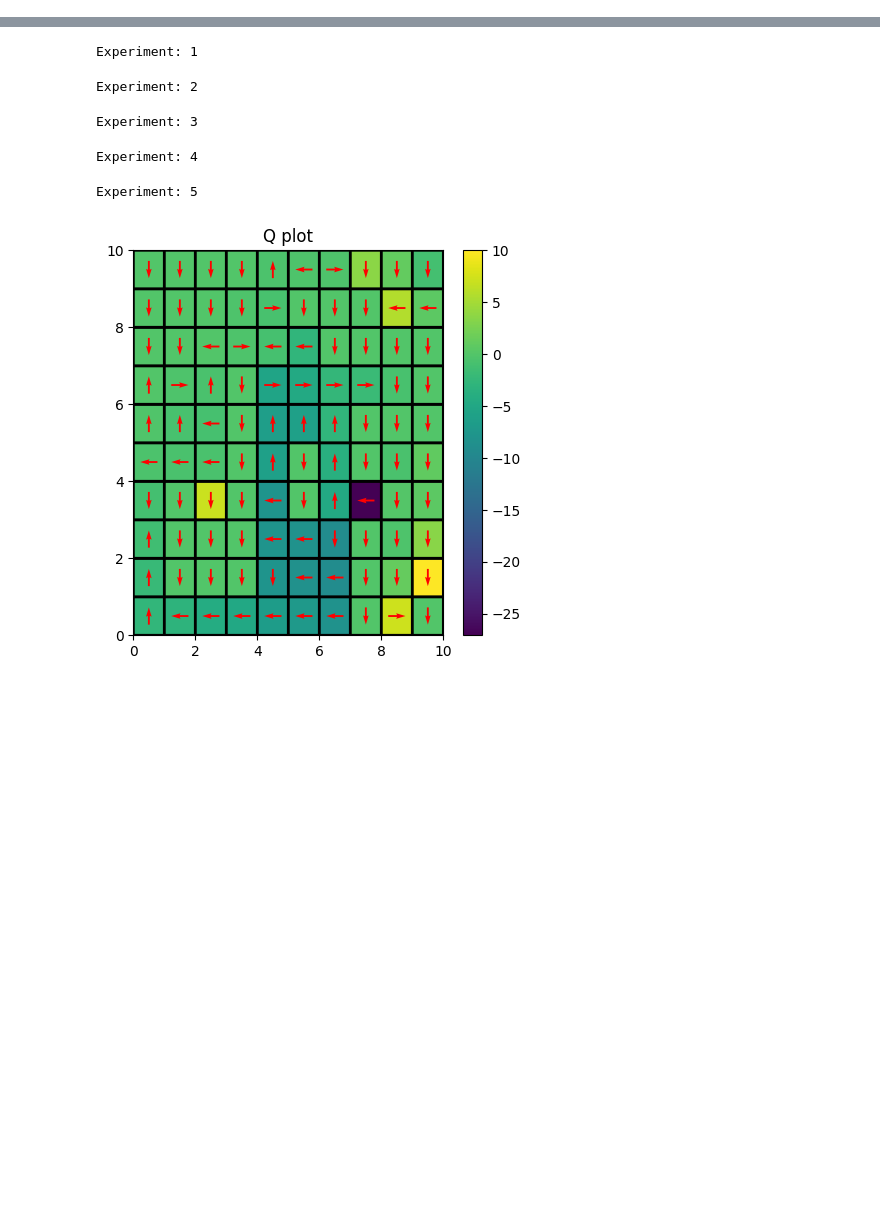
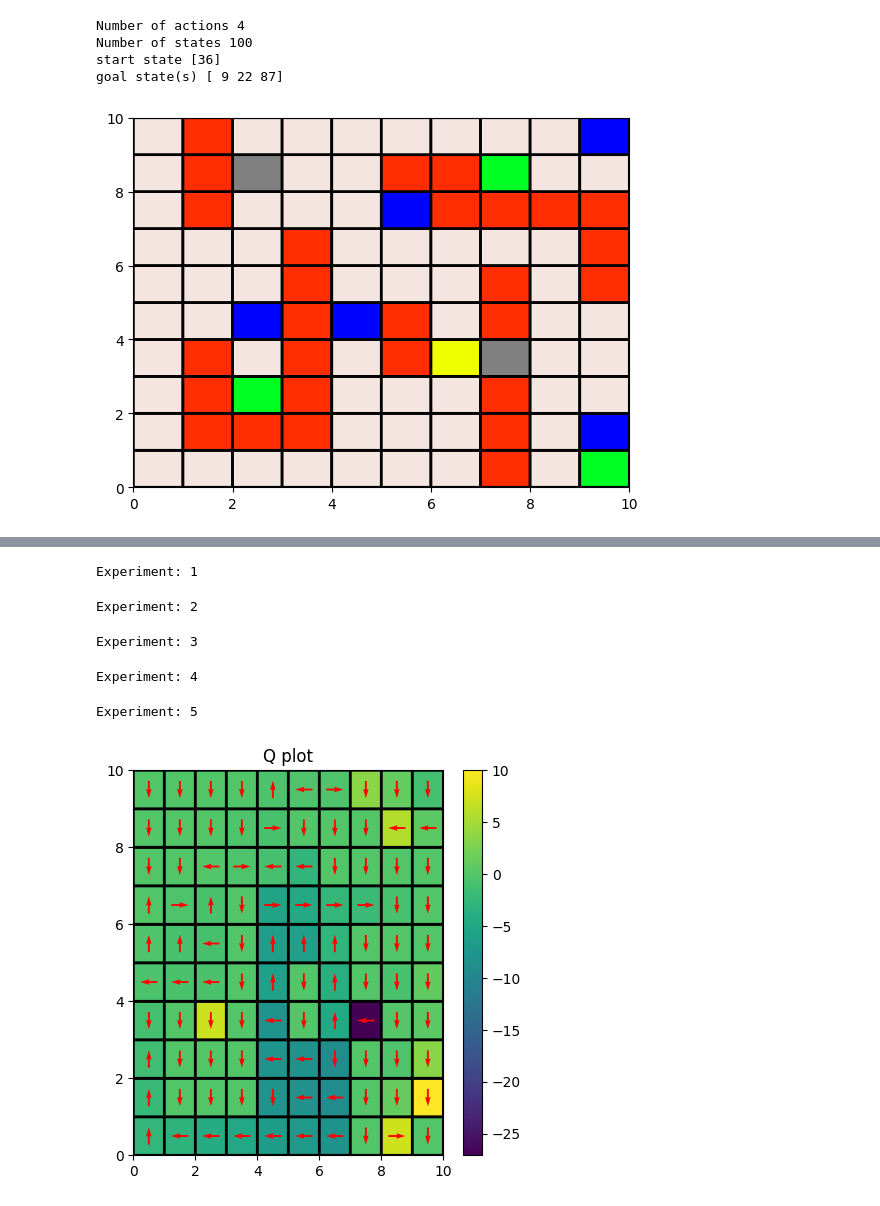
Before and after one commit to TripanDham/RL, a Jupyter notebook: rl_plotting_all.ipynb, the cells around one changed output, grey strips where cells are left out. Saved outputs shown, nothing was run; the diff lists cells and outputs as text; code cells hidden in the pictures; blank space fills up the shorter version.

```diff
--- a/rl_plotting_all.ipynb
+++ b/rl_plotting_all.ipynb
@@ -678,6 +689,14 @@ env3= generate_world(False,0.7,[0,4])
 env4= generate_world(False,0.7,[3,6])
 env5= generate_world(True,1,[0,4])
 env6= generate_world(True,1,[3,6])
+# %%
+visualizing_env(env2)
+# %% [output]
+Number of actions 4
+Number of states 100
+start state [36]
+goal state(s) [ 9 22 87]
+[figure, added]
 # %%
 
 def initialize_population(population_size,e_s):
```
Also changed, not shown: parts of 5 cells of this notebook.
